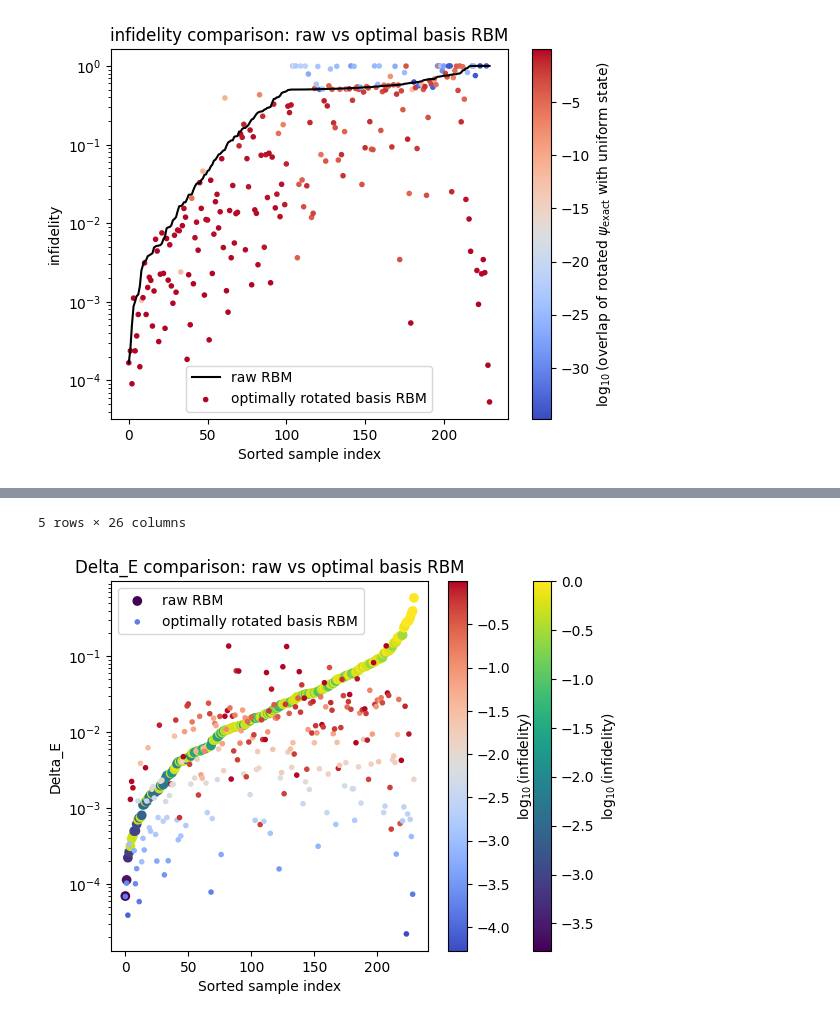
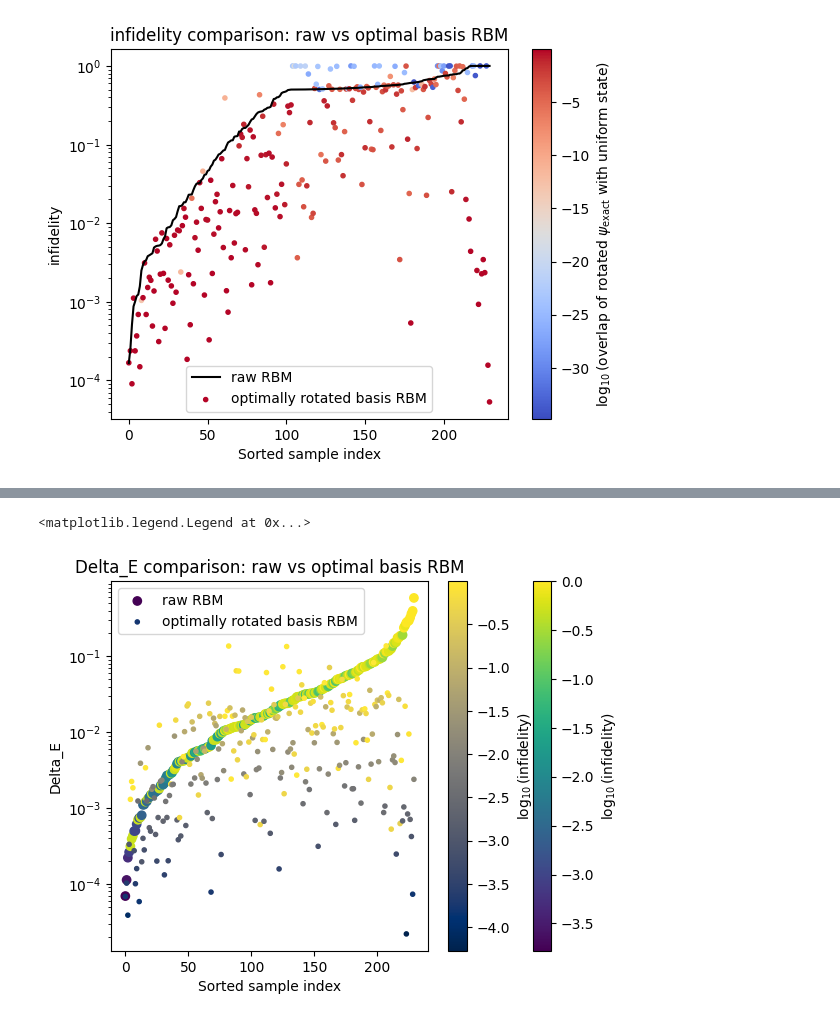
Before and after one commit to NilsNiggemann/DataMiningRBMs, a Jupyter notebook: ana_notebooks/optimal_rotations.ipynb, the cells around one changed output, grey strips where cells are left out. Saved outputs shown, nothing was run; the diff lists cells and outputs as text; code cells hidden in the pictures.

```diff
--- a/ana_notebooks/optimal_rotations.ipynb
+++ b/ana_notebooks/optimal_rotations.ipynb
@@ -15,6 +15,7 @@ hypotheses = {
     "IPR" : ipr,
     "SPCA" : pca_entropy,
     "Renyi_2" : renyi_entropy,
+    "uniform_state_overlap" : uniform_state_overlap,
     "mean_amplitude" : mean_amplitude,
 }
 
@@ -241,7 +246,7 @@ cbar0.set_label(r'$\log_{10}$(infidelity)')
 
 ax.scatter(np.arange(len(sortedopt.Delta_E.values)), sortedopt.Delta_E.values,
           c=np.log10(sortedopt.infidelity.values),
-          cmap='coolwarm', marker='.', label='optimally rotated basis RBM')
+          cmap='cividis', marker='.', label='optimally rotated basis RBM')
 m = ax.collections[-1]  # get the scatter collection just created
 cbar0 = fig.colorbar(m, ax=ax)
 cbar0.set_label(r'$\log_{10}$(infidelity)')
@@ -250,5 +255,4 @@ ax.set_title("Delta_E comparison: raw vs optimal basis RBM")
 ax.set_ylabel("Delta_E")
 ax.set_xlabel("Sorted sample index")
 ax.legend()
-sortedopt.head()
 # %% [output]
@@ -261,5 +259,5 @@ sortedopt.head()
-5 rows × 26 columns
+<matplotlib.legend.Legend at 0x...>
-[figure, old version]
+[figure, new version]
 # %%
 %matplotlib inline
 def energy_gap(df):
```
Also changed, not shown: parts of 8 cells of this notebook, 2 other files.
